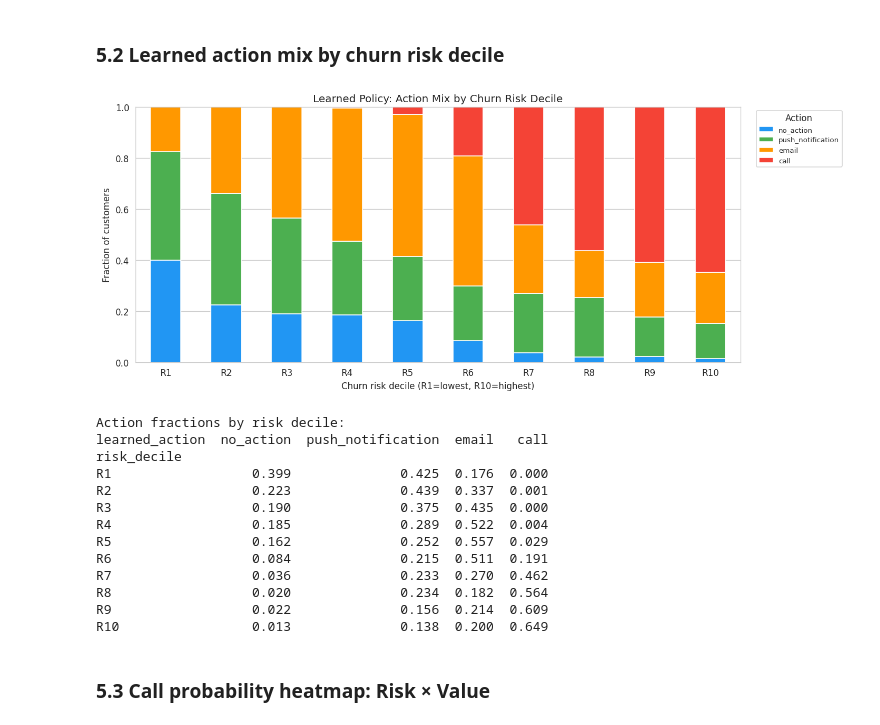
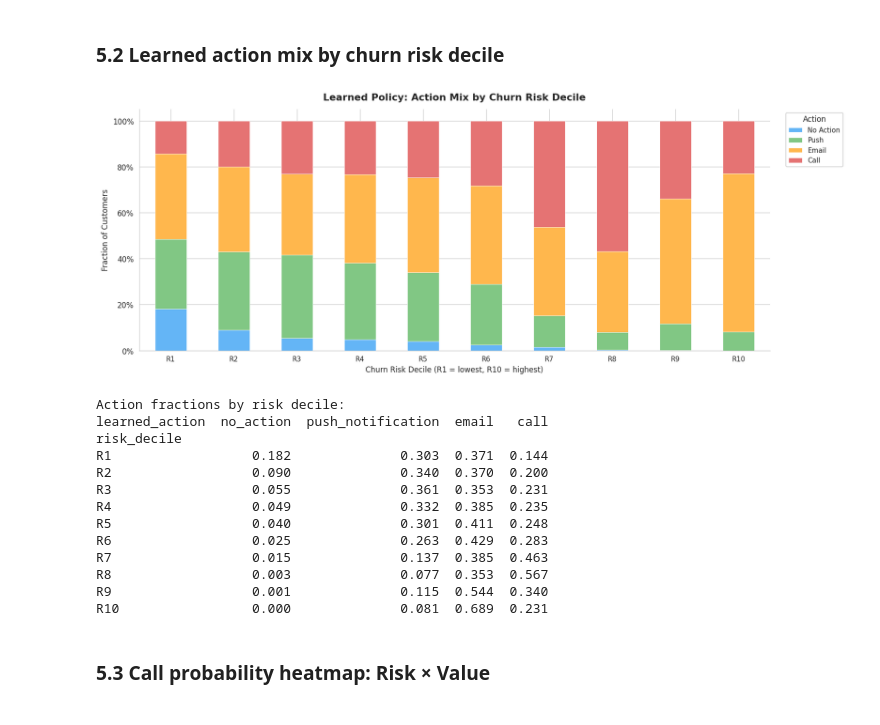
Before and after one commit to mmestrov2000/fintech-hackathon, a Jupyter notebook: notebooks/05_contextual_bandit.ipynb, the cells around one changed output. Saved outputs shown, nothing was run; the diff lists cells and outputs as text; code cells hidden in the pictures.

```diff
--- a/notebooks/05_contextual_bandit.ipynb
+++ b/notebooks/05_contextual_bandit.ipynb
@@ -57,7 +60,7 @@ FEATURE_COLS = [
 
 ACTIONS = ["no_action", "push_notification", "email", "call"]
 ACTION_TO_IDX = {a: i for i, a in enumerate(ACTIONS)}
-ACTION_COSTS = {"no_action": 0.0, "push_notification": 20.0, "email": 100.0, "call": 1200.0}
+ACTION_COSTS = {"no_action": 0.0, "push_notification": 0.50, "email": 8.0, "call": 80.0}
 N_ACTIONS = len(ACTIONS)
 
 # Ground-truth expected reward columns (from data generation)
@@ -217,13 +233,23 @@ EPSILON_START = 0.25
 EPSILON_DECAY = 0.90     # per month (faster decay = less exploration)
 EPSILON_MIN = 0.02
 
-# Cost-aware regularization: expensive actions (calls €1,200) are suppressed
+# Cost-aware regularization: expensive actions (calls €80) are suppressed
 # initially and gradually "unlock" as the model gathers evidence they work.
-COST_REG_SCALE = 3.0     # initial cost regularization multiplier
-COST_REG_DECAY = 0.80    # monthly decay rate
+COST_REG_SCALE = 1.0     # initial cost regularization multiplier (high → strong call suppression)
+COST_REG_DECAY = 0.85    # monthly decay rate
+
+# ── Progressive call introduction ──
+# In a real deployment, you wouldn't start making €80 calls on day 1.
+# The model must first learn from cheap actions (push/email) to build a
+# baseline, then gradually test calls as evidence accumulates.
+CALL_GATE_MONTHS = 10    # months over which call data is linearly introduced
+                          # month 0 → 0% call obs, month 10+ → 100%
 
 # Bank scale for revenue projection
 BANK_ACCOUNTS = 500_000  # target: Croatian bank with 500k open accounts
+
+# ── Snapshot schedule for temporal analysis ──
+SNAPSHOT_MONTHS = list(range(0, 24, 3)) + [23]   # months 0,3,6,...,21,23
 
 # Initialize the bandit
 bandit = RidgeContextualBandit(
@@ -241,14 +267,17 @@ bandit = RidgeContextualBandit(
 # ── Metrics storage ──
 monthly_metrics = []
 theta_history = []
+stage_bandits = {}        # {month_idx: deepcopy(bandit)} for temporal analysis
 
 # Monthly batches in chronological order
-months = sorted(df["reference_date"].unique())
+months = sorted(df["reference_month"].unique())
 print(f"Training: 1 pass × {len(months)} months (cumulative Ridge refit each month)")
 print(f"  α={ALPHA}, ε₀={EPSILON_START}, ε_decay={EPSILON_DECAY}")
 print(f"  Cost-aware reg: scale₀={COST_REG_SCALE}, decay={COST_REG_DECAY}")
 print(f"  → α_call month 0 = {ALPHA + COST_REG_SCALE * ACTION_COSTS['call']:,.0f}  "
-      f"(calls suppressed until evidence accumulates)")
+      f"(calls heavily suppressed initially)")
+print(f"  Progressive call gate: 0% call data at month 0, 100% at month {CALL_GATE_MONTHS}")
+print(f"  Snapshots at months: {SNAPSHOT_MONTHS}")
 print(f"  Bank projection: {BANK_ACCOUNTS:,} accounts")
 print("=" * 80)
 # %% [output]
@@ -668,7 +733,7 @@ We use the last 6 months as holdout and evaluate using the **true expected rewar
 # %%
 # Use last 6 months as holdout
 holdout_months = months[-6:]
-holdout_mask = df["reference_date"].isin(holdout_months)
+holdout_mask = df["reference_month"].isin(holdout_months)
 df_holdout = df[holdout_mask].reset_index(drop=True)
 X_holdout = X_all[holdout_mask.values]
 ER_holdout = ER_matrix[holdout_mask.values]  # ground-truth expected rewards
@@ -866,39 +933,43 @@ Call fraction D1=0.000, D10=0.251 → ✓ Calls increase with value
 # %%
 df_eval["risk_decile"] = pd.qcut(df_eval["churn_risk_score"], 10,
                                  labels=[f"R{i}" for i in range(1, 11)], duplicates="drop")
 
 action_by_risk = pd.crosstab(df_eval["risk_decile"], df_eval["learned_action"],
                               normalize="index")[ACTIONS]
 
-fig, ax = plt.subplots(figsize=(12, 5))
+fig, ax = plt.subplots(figsize=(14, 5.5))
 action_by_risk.plot(kind="bar", stacked=True, ax=ax,
-                     color=[action_colors[a] for a in ACTIONS])
-ax.set_ylabel("Fraction of customers")
-ax.set_xlabel("Churn risk decile (R1=lowest, R10=highest)")
-ax.set_title("Learned Policy: Action Mix by Churn Risk Decile")
-ax.legend(title="Action", bbox_to_anchor=(1.02, 1), loc="upper left", fontsize=8)
-ax.set_xticklabels(ax.get_xticklabels(), rotation=0)
+                     color=[action_colors[a] for a in ACTIONS], edgecolor="white", linewidth=0.5)
+ax.set_ylabel("Fraction of Customers", fontsize=10)
+ax.set_xlabel("Churn Risk Decile (R1 = lowest, R10 = highest)", fontsize=10)
+ax.set_title("Learned Policy: Action Mix by Churn Risk Decile", fontsize=13, fontweight="bold", pad=12)
+ax.legend(title="Action", labels=[action_labels[a] for a in ACTIONS],
+          bbox_to_anchor=(1.02, 1), loc="upper left", fontsize=9, title_fontsize=10,
+          framealpha=0.9, edgecolor="#ccc")
+ax.set_xticklabels(ax.get_xticklabels(), rotation=0, fontsize=9)
+ax.yaxis.set_major_formatter(mticker.FuncFormatter(lambda y, _: f"{y:.0%}"))
+ax.spines[["top", "right"]].set_visible(False)
 plt.tight_layout()
 plt.savefig("../data/output/bandit_actions_by_risk.png", dpi=150, bbox_inches="tight")
 plt.show()
 
 print("\nAction fractions by risk decile:")
 print(action_by_risk.round(3).to_string())
 # %% [output]
-[figure, old version]
+[figure, new version]
 Action fractions by risk decile:
 learned_action  no_action  push_notification  email   call
 risk_decile
-R1                  0.399              0.425  0.176  0.000
-R2                  0.223              0.439  0.337  0.001
-R3                  0.190              0.375  0.435  0.000
-R4                  0.185              0.289  0.522  0.004
-R5                  0.162              0.252  0.557  0.029
-R6                  0.084              0.215  0.511  0.191
-R7                  0.036              0.233  0.270  0.462
-R8                  0.020              0.234  0.182  0.564
-R9                  0.022              0.156  0.214  0.609
-R10                 0.013              0.138  0.200  0.649
+R1                  0.182              0.303  0.371  0.144
+R2                  0.090              0.340  0.370  0.200
+R3                  0.055              0.361  0.353  0.231
+R4                  0.049              0.332  0.385  0.235
+R5                  0.040              0.301  0.411  0.248
+R6                  0.025              0.263  0.429  0.283
+R7                  0.015              0.137  0.385  0.463
+R8                  0.003              0.077  0.353  0.567
+R9                  0.001              0.115  0.544  0.340
+R10                 0.000              0.081  0.689  0.231
 # %% [markdown]
 ### 5.3 Call probability heatmap: Risk × Value
 # %%
```
Also changed, not shown: parts of 20 cells of this notebook, 16 other files.
